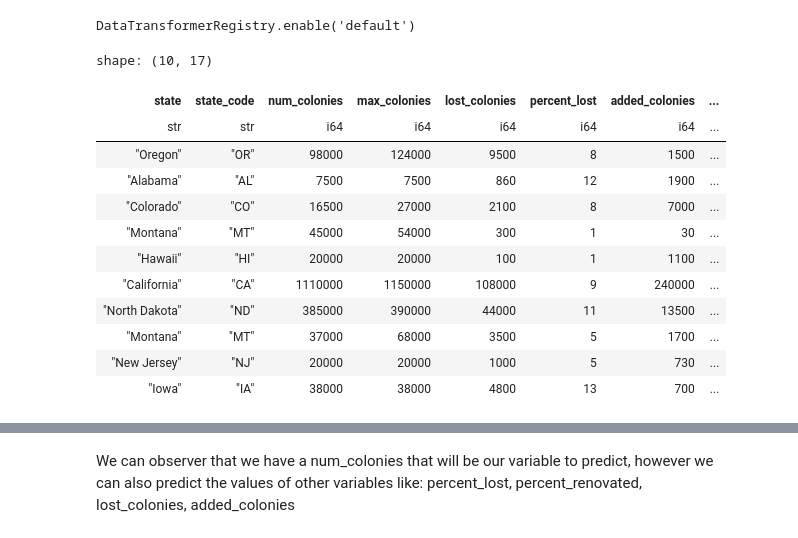
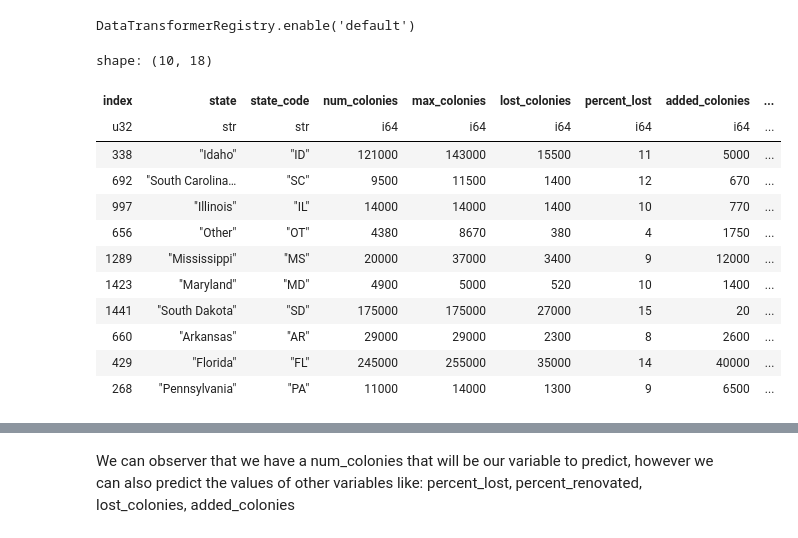
Before and after one commit to adra-dev/buzz_data, a Jupyter notebook: src/buzz_data.ipynb, the cells around one changed output, grey strips where cells are left out. Drawn from its saved outputs; the diff is of its cells as text; code cells hidden in the pictures.

```diff
--- a/src/buzz_data.ipynb
+++ b/src/buzz_data.ipynb
@@ -63,19 +69,20 @@ alt.data_transformers.disable_max_rows()
 # %% [output]
 DataTransformerRegistry.enable('default')
 # %%
-bd = pl.read_csv('D:/Programacion/buzz_data/input/save_the_bees.csv', )
+# Reading de data
+bd = pl.read_csv('D:/Programacion/buzz_data/input/save_the_bees.csv', row_index_name = 'index', row_index_offset = 0, )
 bd.sample(10)
 # %% [output]
-shape: (10, 17)
+shape: (10, 18)
-| state | state_code | num_colonies | max_colonies | lost_colonies | percent_lost | added_colonies | ... |
-| str | str | i64 | i64 | i64 | i64 | i64 | ... |
-| "Oregon" | "OR" | 98000 | 124000 | 9500 | 8 | 1500 | ... |
-| "Alabama" | "AL" | 7500 | 7500 | 860 | 12 | 1900 | ... |
-| "Colorado" | "CO" | 16500 | 27000 | 2100 | 8 | 7000 | ... |
-| "Montana" | "MT" | 45000 | 54000 | 300 | 1 | 30 | ... |
-| "Hawaii" | "HI" | 20000 | 20000 | 100 | 1 | 1100 | ... |
-| "California" | "CA" | 1110000 | 1150000 | 108000 | 9 | 240000 | ... |
-| "North Dakota" | "ND" | 385000 | 390000 | 44000 | 11 | 13500 | ... |
-| "Montana" | "MT" | 37000 | 68000 | 3500 | 5 | 1700 | ... |
-| "New Jersey" | "NJ" | 20000 | 20000 | 1000 | 5 | 730 | ... |
-| "Iowa" | "IA" | 38000 | 38000 | 4800 | 13 | 700 | ... |
+| index | state | state_code | num_colonies | max_colonies | lost_colonies | percent_lost | added_colonies | ... |
+| u32 | str | str | i64 | i64 | i64 | i64 | i64 | ... |
+| 338 | "Idaho" | "ID" | 121000 | 143000 | 15500 | 11 | 5000 | ... |
+| 692 | "South Carolina… | "SC" | 9500 | 11500 | 1400 | 12 | 670 | ... |
+| 997 | "Illinois" | "IL" | 14000 | 14000 | 1400 | 10 | 770 | ... |
+| 656 | "Other" | "OT" | 4380 | 8670 | 380 | 4 | 1750 | ... |
+| 1289 | "Mississippi" | "MS" | 20000 | 37000 | 3400 | 9 | 12000 | ... |
+| 1423 | "Maryland" | "MD" | 4900 | 5000 | 520 | 10 | 1400 | ... |
+| 1441 | "South Dakota" | "SD" | 175000 | 175000 | 27000 | 15 | 20 | ... |
+| 660 | "Arkansas" | "AR" | 29000 | 29000 | 2300 | 8 | 2600 | ... |
+| 429 | "Florida" | "FL" | 245000 | 255000 | 35000 | 14 | 40000 | ... |
+| 268 | "Pennsylvania" | "PA" | 11000 | 14000 | 1300 | 9 | 6500 | ... |
```
Also changed, not shown: parts of 8 cells of this notebook.
